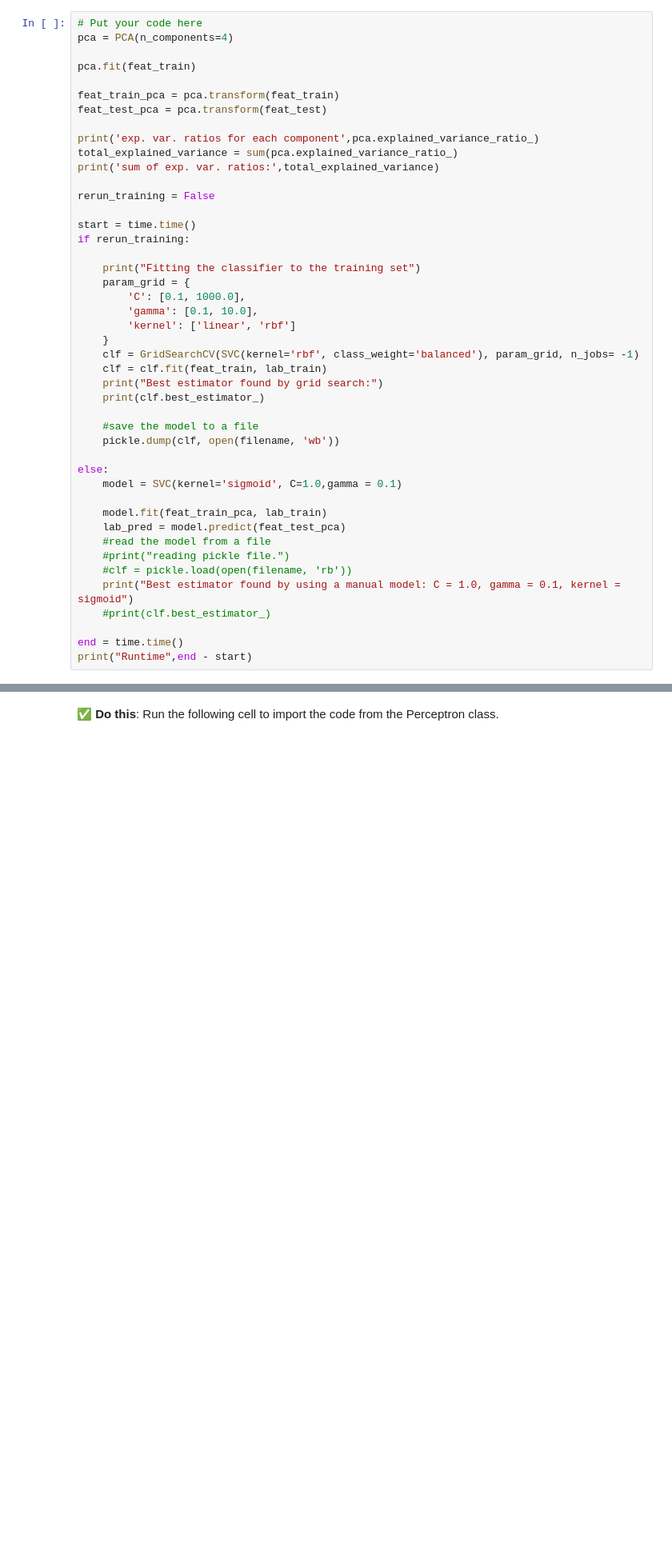
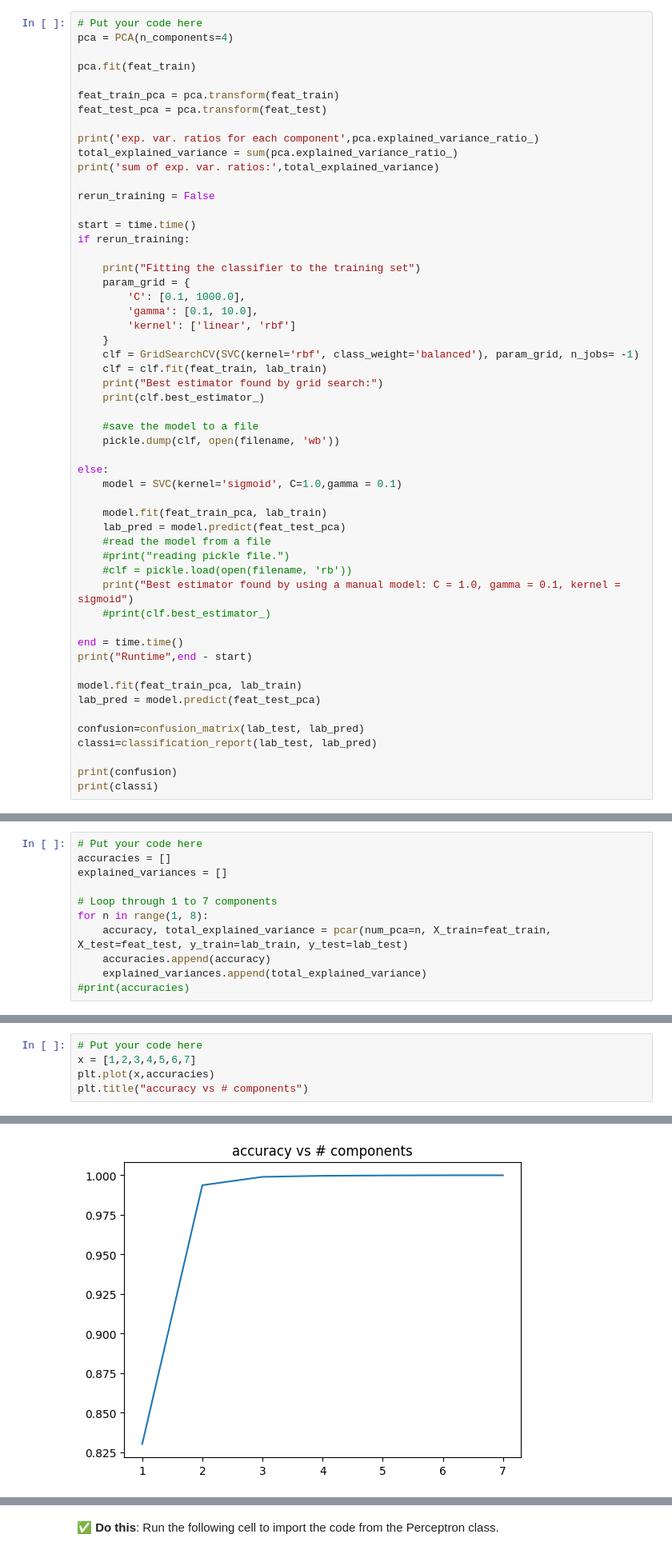
Before and after one commit to alexaljets/CMSE202-f24-turnin, a Jupyter notebook: hw-04/HW-04_PerceptronSVMandPCA-STUDENT.ipynb, the cells around one changed output, grey strips where cells are left out. Shown at 80% size. Cells and saved outputs as stored; diff of their text form; blank space fills up the shorter version.

```diff
--- a/hw-04/HW-04_PerceptronSVMandPCA-STUDENT.ipynb
+++ b/hw-04/HW-04_PerceptronSVMandPCA-STUDENT.ipynb
@@ -501,6 +501,15 @@ else:
 
 end = time.time()
 print("Runtime",end - start)
+
+model.fit(feat_train_pca, lab_train)
+lab_pred = model.predict(feat_test_pca)
+
+confusion=confusion_matrix(lab_test, lab_pred)
+classi=classification_report(lab_test, lab_pred)
+
+print(confusion)
+print(classi)
 # %% [output]
 exp. var. ratios for each component [8.30310206e-01 1.63431870e-01 5.26222757e-03 6.83162800e-04]
 sum of exp. var. ratios: 0.9996874663746689
@@ -549,3 +625,14 @@ Now that you have created a function that returns the accuracy for a given numbe
+# %%
+# Put your code here
+accuracies = []
+explained_variances = []
+
+# Loop through 1 to 7 components
+for n in range(1, 8):
+    accuracy, total_explained_variance = pcar(num_pca=n, X_train=feat_train, X_test=feat_test, y_train=lab_train, y_test=lab_test)
+    accuracies.append(accuracy)
+    explained_variances.append(total_explained_variance)
+#print(accuracies)
 # %% [markdown]
 ### 6.3 Plot accuracy vs number of components
 
@@ -556,0 +642,6 @@ Now that we have those numbers, it makes sense to look at the accuracy vs # of c
+# %%
+# Put your code here
+x = [1,2,3,4,5,6,7]
+plt.plot(x,accuracies)
+plt.title("accuracy vs # components")
+# %% [output]
@@ -557,2 +649,3 @@ Now that we have those numbers, it makes sense to look at the accuracy vs # of c
+[figure, added]
 # %% [markdown]
 **&#9989; Question 6.1 (3 point):** What do you observe about the accuracy as a function of the number of PCA components you use? One goal of using dimension reduction strategies is to develop a model with the fewest features while maximizing the accuracy. Given that motivation, what number of principal components would you choose and why?
```
Also changed, not shown: parts of 17 cells of this notebook.
